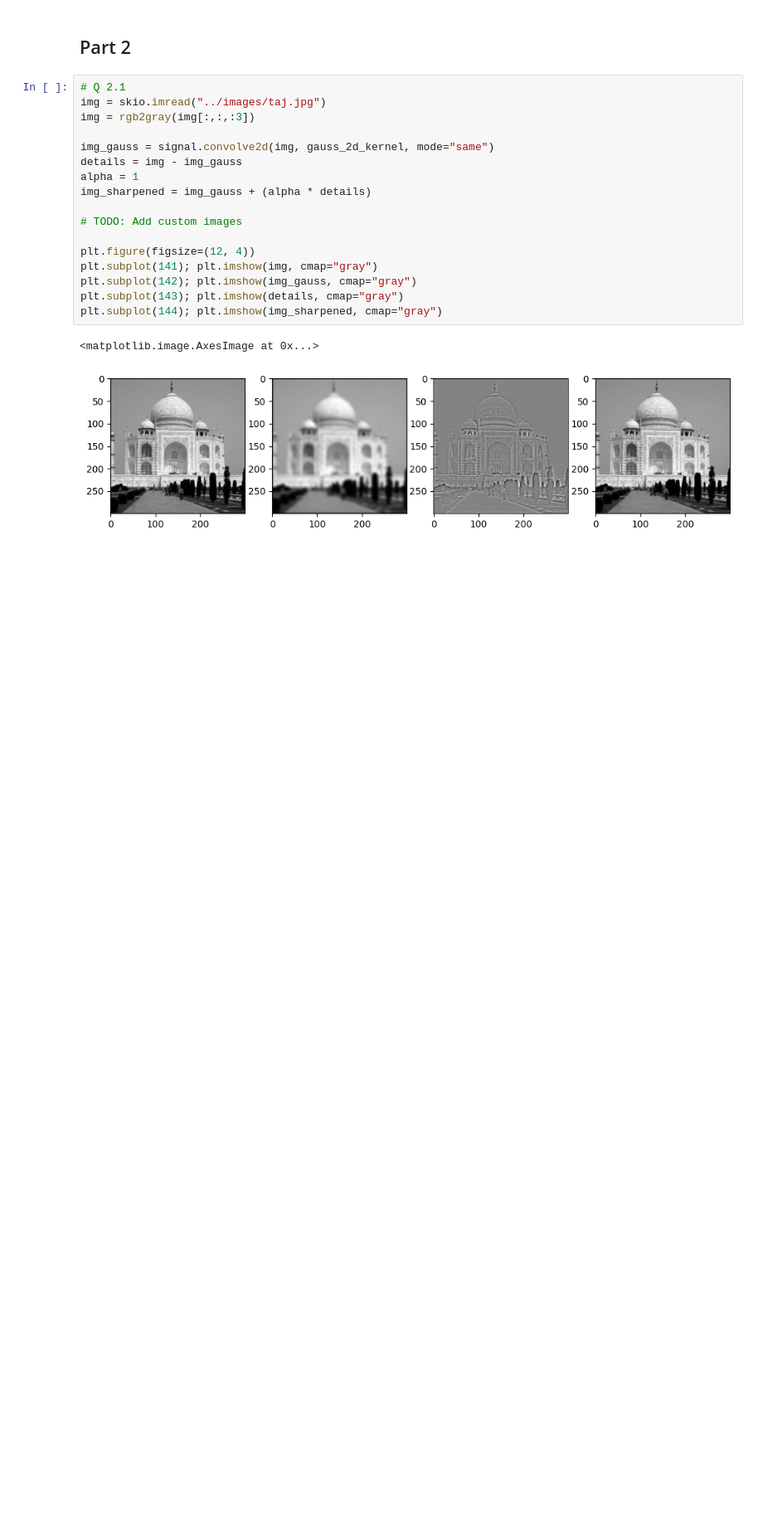
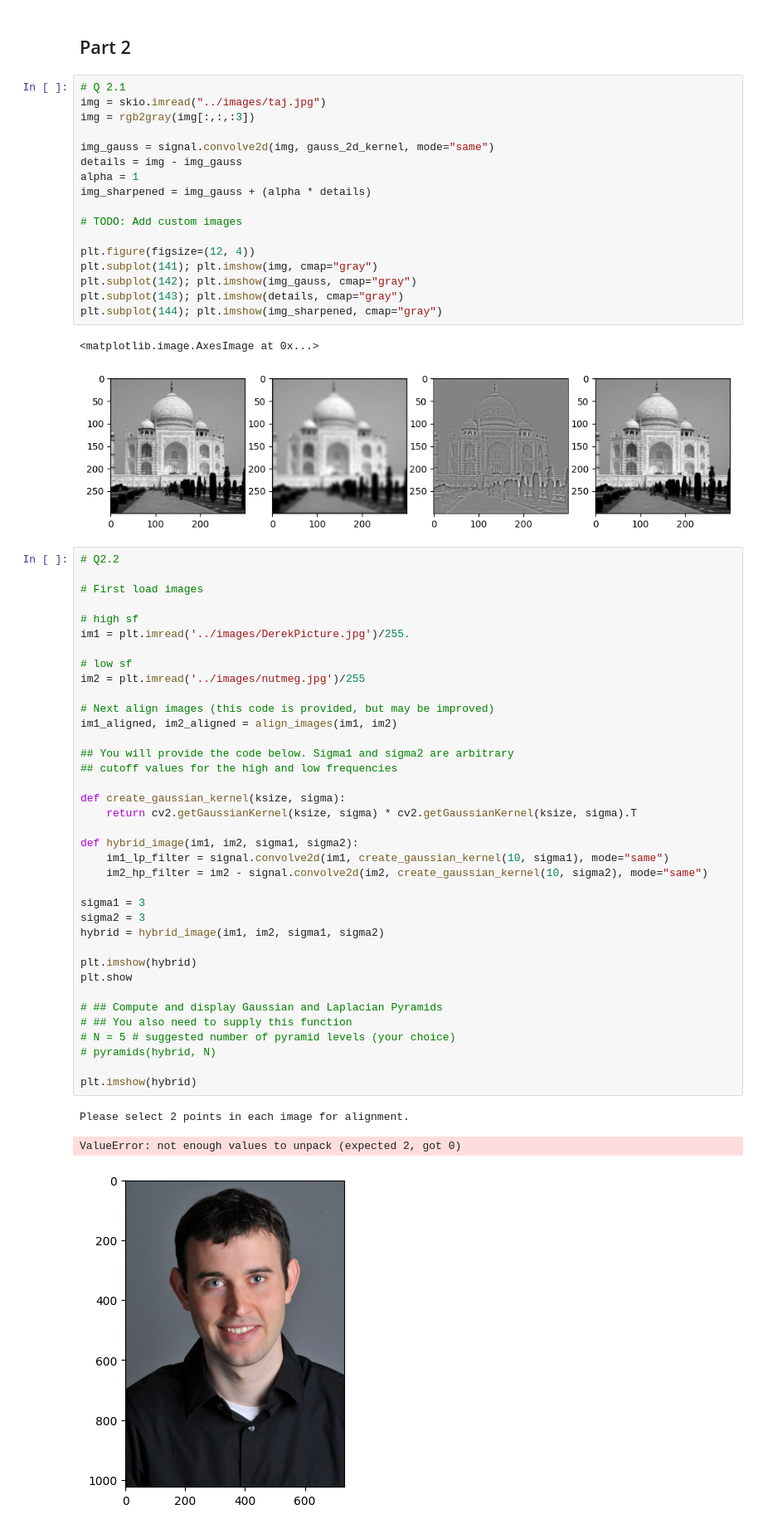
Before and after one commit to hailey-tran-9/cs180-fa23-proj2, a Jupyter notebook: code/main.ipynb, the cells around one changed output. Shown at 83% size. Cells and saved outputs as stored; diff of their text form; blank space fills up the shorter version.

Commit message:
Stuck on picking points

```diff
--- a/code/main.ipynb
+++ b/code/main.ipynb
@@ -96,3 +97,44 @@ plt.subplot(144); plt.imshow(img_sharpened, cmap="gray")
 # %% [output]
 <matplotlib.image.AxesImage at 0x...>
 [figure]
+# %%
+# Q2.2
+
+# First load images
+
+# high sf
+im1 = plt.imread('../images/DerekPicture.jpg')/255.
+
+# low sf
+im2 = plt.imread('../images/nutmeg.jpg')/255
+
+# Next align images (this code is provided, but may be improved)
+im1_aligned, im2_aligned = align_images(im1, im2)
+
+## You will provide the code below. Sigma1 and sigma2 are arbitrary
+## cutoff values for the high and low frequencies
+
+def create_gaussian_kernel(ksize, sigma):
+    return cv2.getGaussianKernel(ksize, sigma) * cv2.getGaussianKernel(ksize, sigma).T
+
+def hybrid_image(im1, im2, sigma1, sigma2):
+    im1_lp_filter = signal.convolve2d(im1, create_gaussian_kernel(10, sigma1), mode="same")
+    im2_hp_filter = im2 - signal.convolve2d(im2, create_gaussian_kernel(10, sigma2), mode="same")
+
+sigma1 = 3
+sigma2 = 3
+hybrid = hybrid_image(im1, im2, sigma1, sigma2)
+
+plt.imshow(hybrid)
+plt.show
+
+# ## Compute and display Gaussian and Laplacian Pyramids
+# ## You also need to supply this function
+# N = 5 # suggested number of pyramid levels (your choice)
+# pyramids(hybrid, N)
+
+plt.imshow(hybrid)
+# %% [output]
+Please select 2 points in each image for alignment.
+ValueError: not enough values to unpack (expected 2, got 0)
+[figure, added]
```
Also changed, not shown: parts of 2 cells of this notebook, 3 other files.
